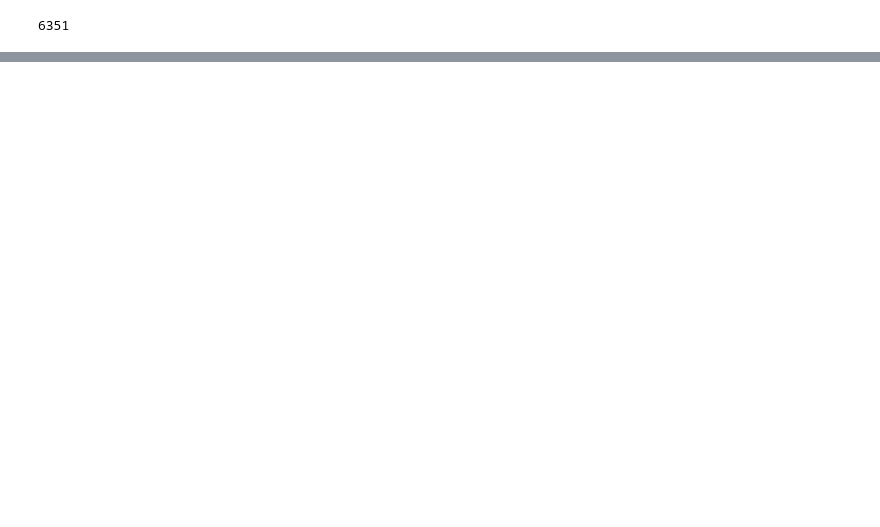
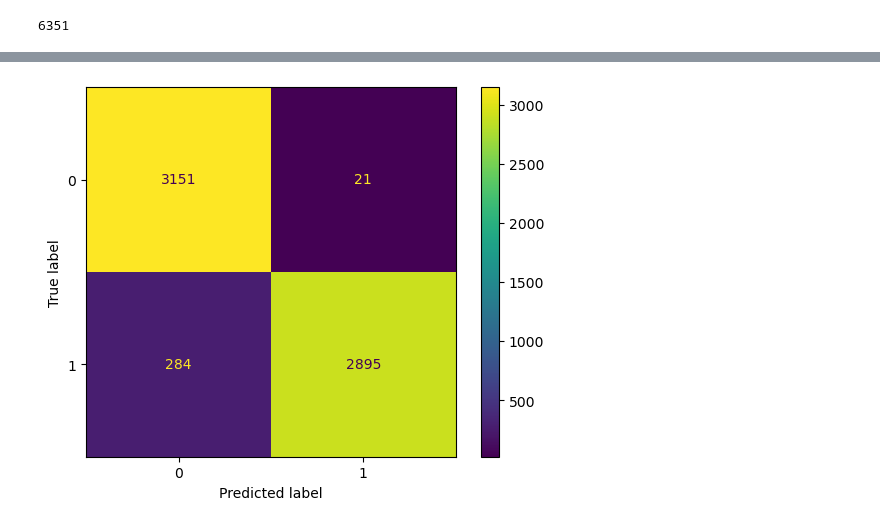
Before and after one commit to JUNGMOONSUN/wassup-diabetes-prediction, a Jupyter notebook: Untitled.ipynb, the cells around one changed output, grey strips where cells are left out. Saved outputs shown, nothing was run; the diff lists cells and outputs as text; code cells hidden in the pictures; blank space fills up the shorter version.

```diff
--- a/Untitled.ipynb
+++ b/Untitled.ipynb
@@ -137,5 +206,8 @@ F1 score: 0.9461373744028989
 # %%
-disp = ConfusionMatrixDisplay(confusion_matrix=cm,
-                               displaylabels=clf.classes)
+# Confusion Matrix 시각화
+cm = confusion_matrix(y_test, predictions)
+disp = ConfusionMatrixDisplay(confusion_matrix=cm, display_labels=xgb_model.classes_)
 disp.plot()
 plt.show()
+# %% [output]
+[figure, added]
```
Also changed, not shown: parts of 13 cells of this notebook, 3 other files.
